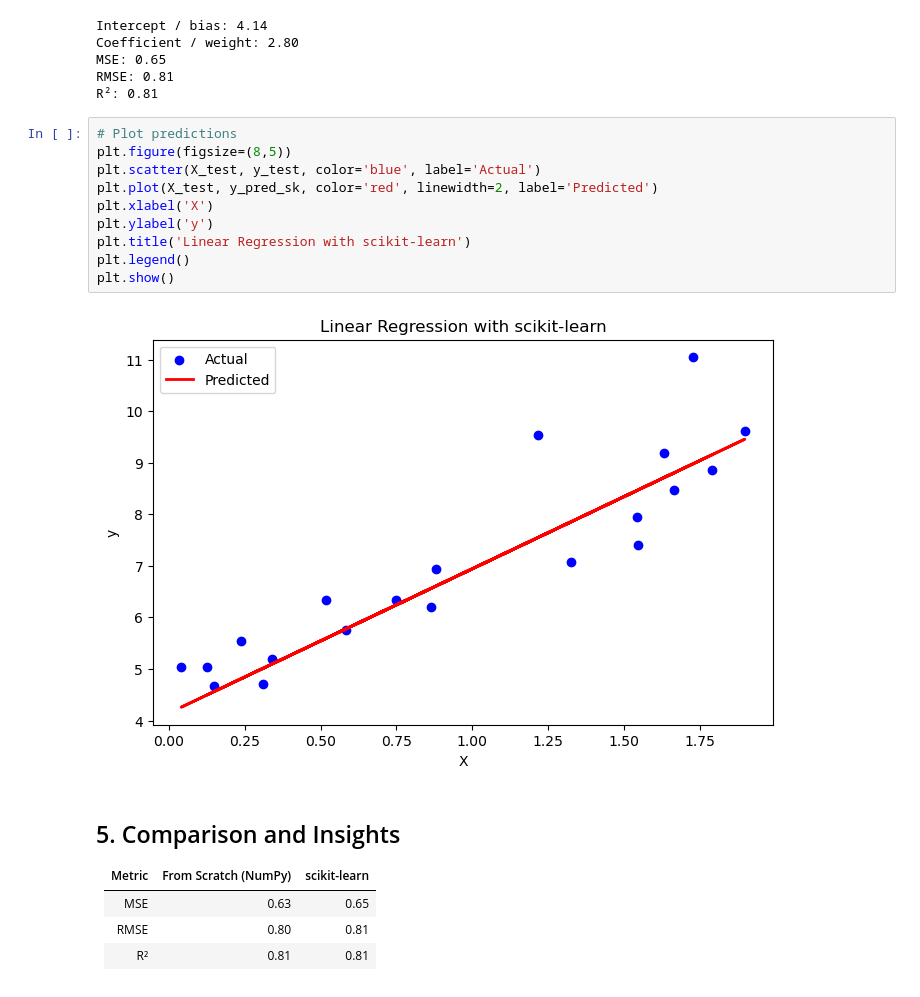
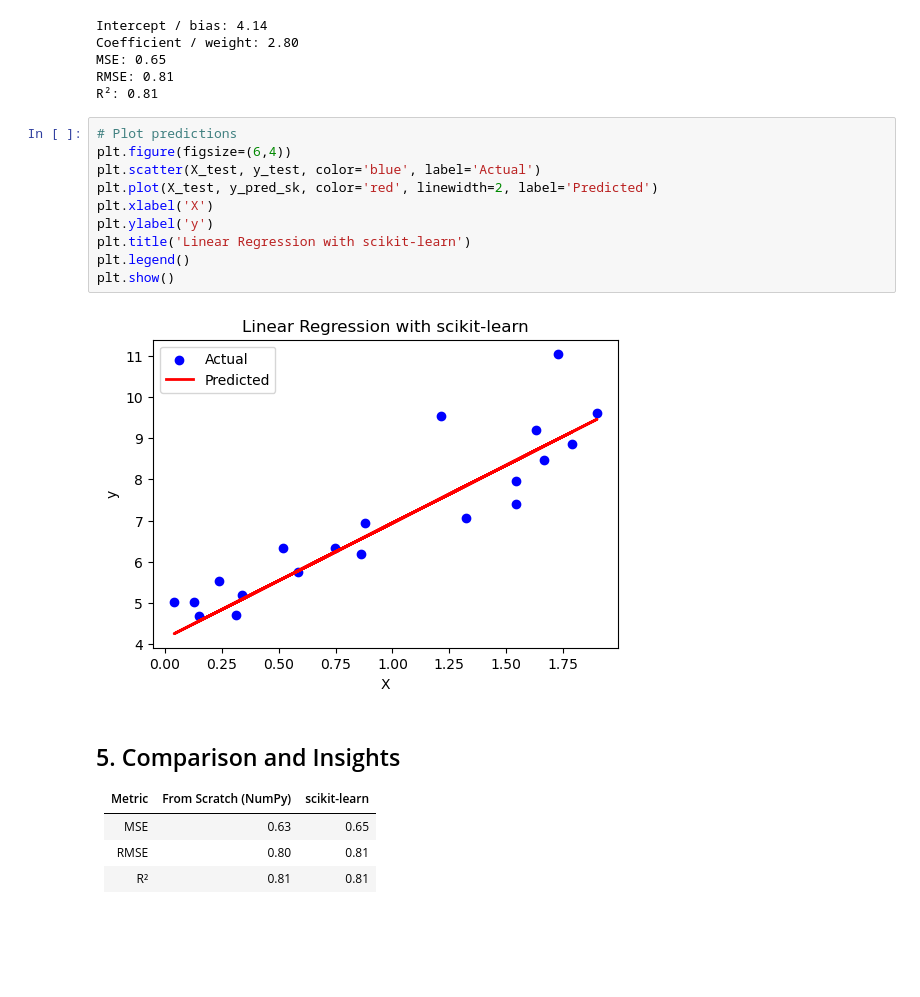
Before and after one commit to bachirij/ml-from-scratch, a Jupyter notebook: notebooks/01_linear_regression.ipynb, the cells around one changed output. Cells and saved outputs as stored; diff of their text form; blank space fills up the shorter version.

```diff
--- a/notebooks/01_linear_regression.ipynb
+++ b/notebooks/01_linear_regression.ipynb
@@ -195,16 +195,16 @@ RMSE: 0.81
 R²: 0.81
 # %%
 # Plot predictions
-plt.figure(figsize=(8,5))
+plt.figure(figsize=(6,4))
 plt.scatter(X_test, y_test, color='blue', label='Actual')
 plt.plot(X_test, y_pred_sk, color='red', linewidth=2, label='Predicted')
 plt.xlabel('X')
 plt.ylabel('y')
 plt.title('Linear Regression with scikit-learn')
 plt.legend()
 plt.show()
 # %% [output]
-[figure, old version]
+[figure, new version]
 # %% [markdown]
 ## 5. Comparison and Insights
 
```
Also changed, not shown: parts of 13 cells of this notebook.
